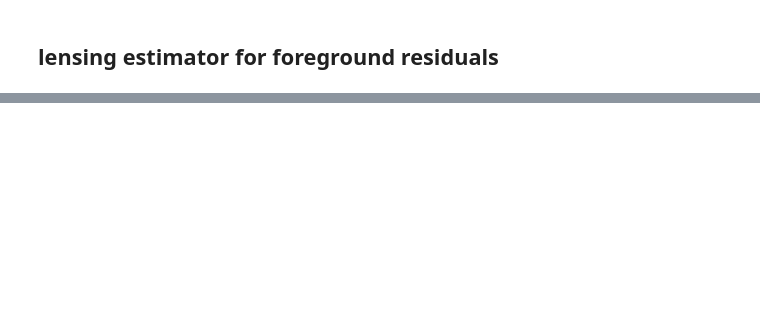
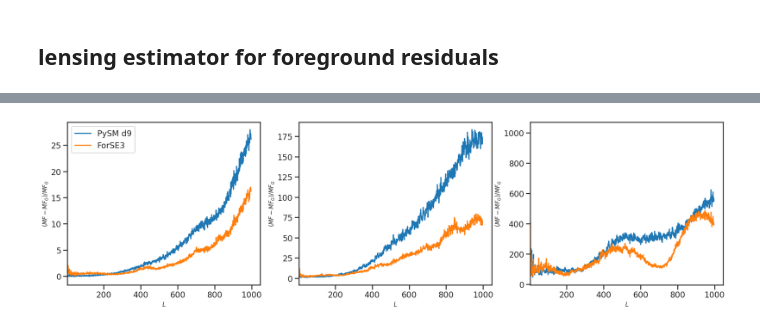
Before and after one commit to yaojian95/non_gau_lensing, a Jupyter notebook: try_plancklens_fg_res.ipynb, the cells around one changed output, grey strips where cells are left out. Cells and saved outputs as stored; diff of their text form; code cells hidden in the pictures; blank space fills up the shorter version.

```diff
--- a/try_plancklens_fg_res.ipynb
+++ b/try_plancklens_fg_res.ipynb
@@ -693,0 +637,29 @@ Caching sky fractions...
+# %%
+mfs = []
+phi_fgs = []
+
+lmin_ivf = 100
+lmax_ivf=2000
+
+lmax_Bmode= 600
+for case in cases:
+    d9_res = run_qe(['p_eb'], [case], lmin_ivf = lmin_ivf, lmax_ivf=lmax_ivf, lmax_qlm = 1000, mf = None, nsim = 1, lmax_Bmode= lmax_Bmode, old_dir= False, from_fg_res=True, compare_mf=True)
+    mfs.append(d9_res[2])
+    phi_fgs.append(d9_res[5])
+    plot_lensing(1000, d9_res, return_binned = False, qe_key = 'p_EB', add_foreground = case, conf = 'lmin=%s, lmaxE=%s, lmaxB=%s_'%(lmin_ivf, lmax_ivf, lmax_Bmode), from_fg_res=True)
+
+lmax_Bmode= 1000
+for case in cases:
+
+    d9_res_1000 = run_qe(['p_eb'], [case], lmin_ivf = lmin_ivf, lmax_ivf=lmax_ivf, lmax_qlm = 1000, mf = None, nsim = 1, lmax_Bmode= lmax_Bmode, old_dir= False, from_fg_res=True, compare_mf=True)
+    mfs.append(d9_res_1000[2])
+    phi_fgs.append(d9_res_1000[5])
+    plot_lensing(1000, d9_res_1000, return_binned = False, qe_key = 'p_EB', add_foreground = case, conf = 'lmin=%s, lmaxE=%s, lmaxB=%s'%(lmin_ivf, lmax_ivf, lmax_Bmode), from_fg_res=True)
+
+lmax_Bmode= 2000
+for case in cases:
+
+    d9_res_2000 = run_qe(['p_eb'], [case], lmin_ivf = lmin_ivf, lmax_ivf=lmax_ivf, lmax_qlm = 1000, mf = None, nsim = 1, lmax_Bmode= lmax_Bmode, old_dir= False, from_fg_res=True, compare_mf=True)
+    mfs.append(d9_res_2000[2])
+    phi_fgs.append(d9_res_2000[5])
+    plot_lensing(1000, d9_res_2000, return_binned = False, qe_key = 'p_EB', add_foreground = case, conf = 'lmin=%s, lmaxE=%s, lmaxB=%s'%(lmin_ivf, lmax_ivf, lmax_Bmode), from_fg_res=True)
@@ -693,0 +750,17 @@ Caching sky fractions...
+# %%
+plt.figure(figsize = (24, 6))
+for i in range(3):
+    mf_g = mfs[i*3][0]
+    mf_p = mfs[i*3 + 1][0]
+    mf_f = mfs[i*3 + 2][0]
+
+    plt.subplot(1, 3, i+1)
+    plt.plot((mf_p-mf_g)/mf_g, label = 'PySM d9')
+    plt.plot((mf_f-mf_g)/mf_g, label = 'ForSE3')
+    plt.xlim(3, )
+    plt.xlabel('$L$', fontsize=12)
+    plt.ylabel('$(MF - MF_{G})/MF_{G}$', fontsize=12)
+    if i == 0:
+        plt.legend()
+# %% [output]
+[figure, added]
```
Also changed, not shown: parts of 19 cells of this notebook.
